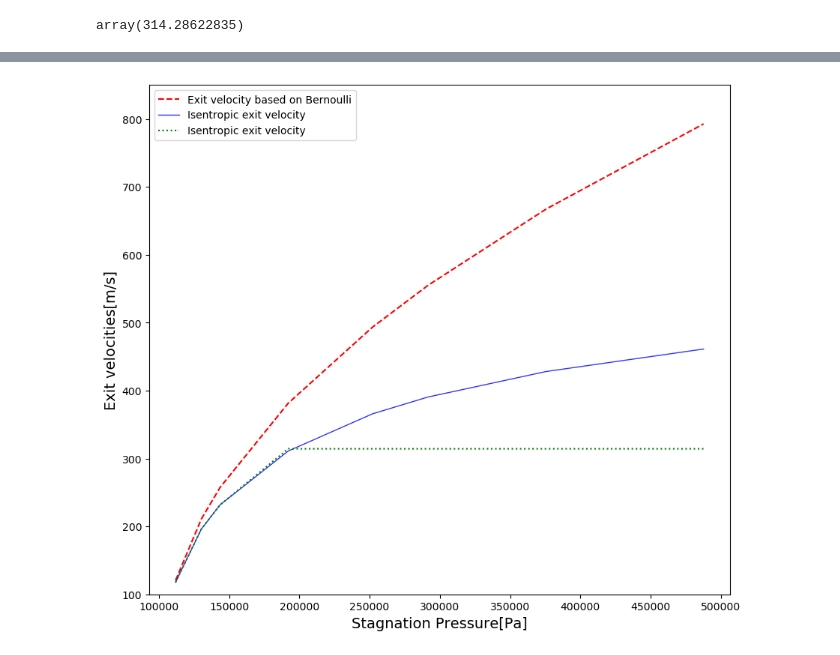
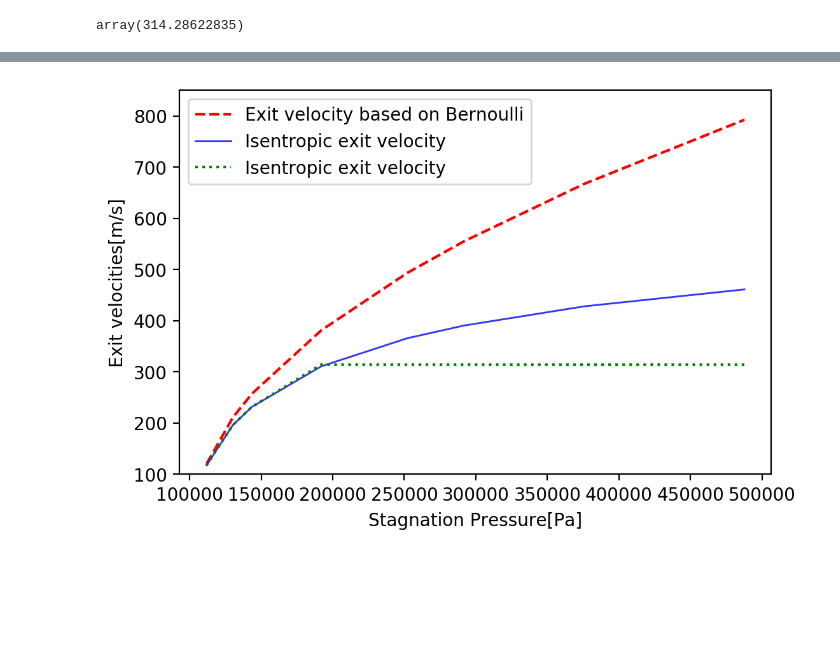
Before and after one commit to RandyChen233/AE460-aerodynamics-propulsion-Lab, a Jupyter notebook: lab3/data.ipynb, the cells around one changed output, grey strips where cells are left out. Cells and saved outputs as stored; diff of their text form; code cells hidden in the pictures; blank space fills up the shorter version.

```diff
--- a/lab3/data.ipynb
+++ b/lab3/data.ipynb
@@ -121,12 +121,13 @@ array([117.76229961, 196.2835613 , 231.76919157, 314.28622835,
        314.28622835, 314.28622835, 314.28622835, 314.28622835])
 # %%
-plt.figure(figsize=(10,9),dpi=100);
+plt.figure(dpi=200);
 plt.plot(df['Stagnation Pressure[Pa]'].values,V_exit_bernoulli,'--r',label='Exit velocity based on Bernoulli',linewidth=1.5)
 plt.plot(df['Stagnation Pressure[Pa]'].values,V_exit_isentropic,'-b',label='Isentropic exit velocity',linewidth=1.0,alpha=0.8)
 plt.plot(df['Stagnation Pressure[Pa]'].values,V_exit_adjusted_complete,':g',label='Isentropic exit velocity',linewidth=1.5)
 plt.legend()
-plt.ylabel('Exit velocities[m/s]',fontsize=14)
-plt.xlabel('Stagnation Pressure[Pa]',fontsize=14)
+plt.ylabel('Exit velocities[m/s]')
+plt.xlabel('Stagnation Pressure[Pa]')
 plt.ylim(100,850);
+plt.savefig('exit velocity')
 # %% [output]
-[figure, old version]
+[figure, new version]
```
Also changed, not shown: parts of 4 cells of this notebook, 3 other files.
